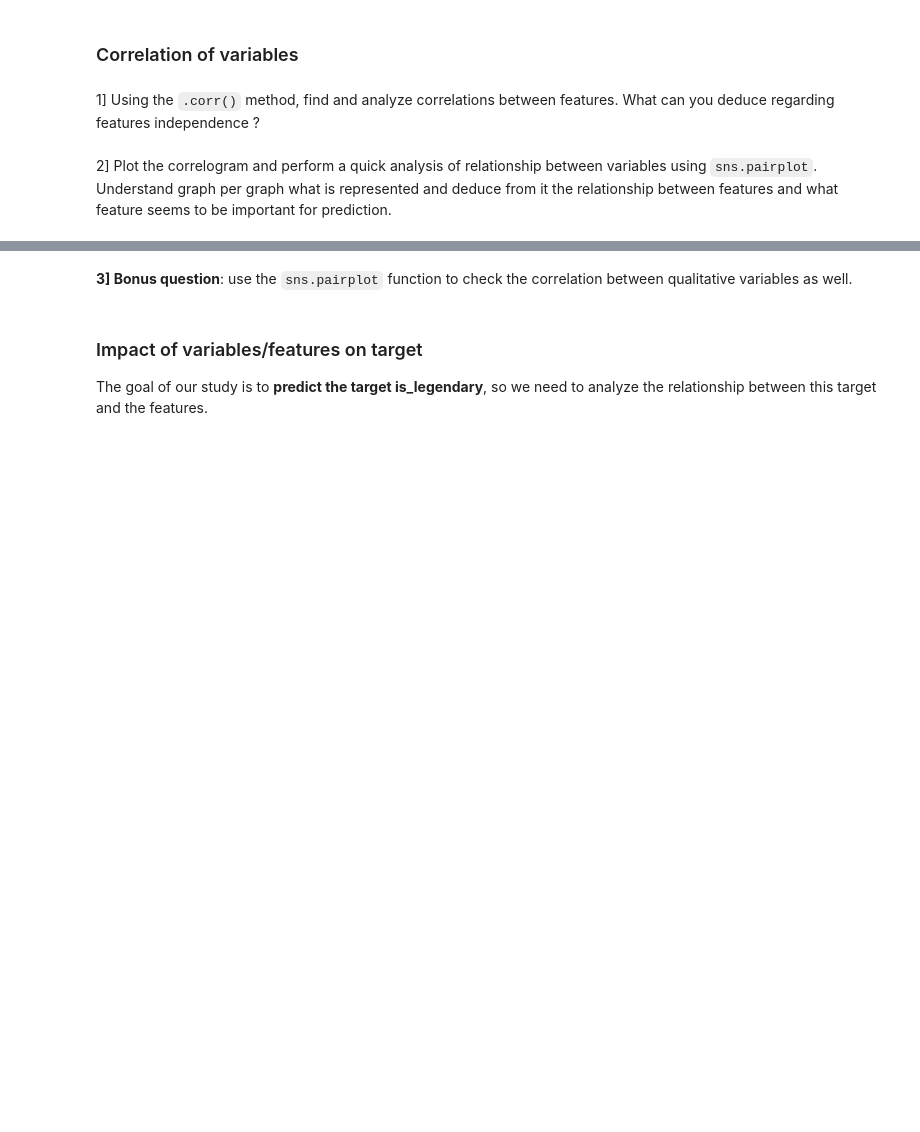
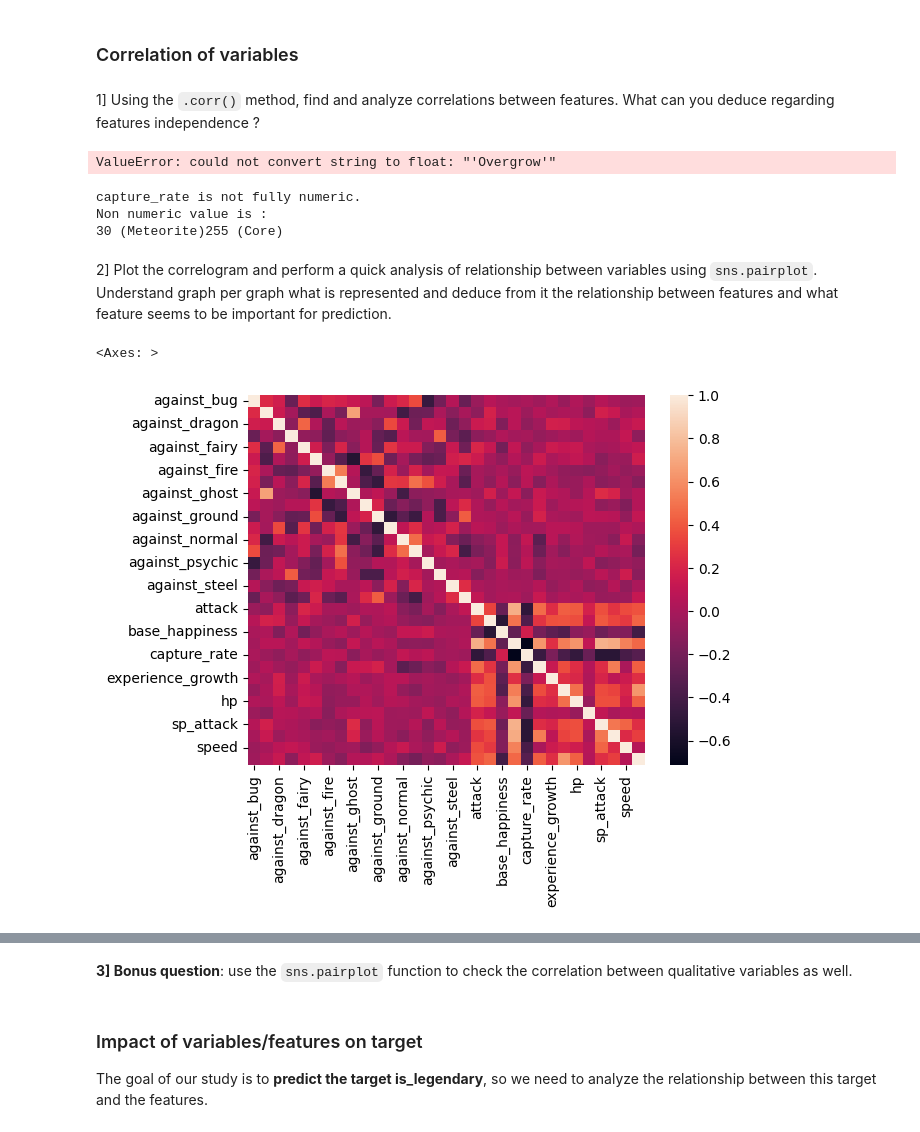
Before and after one commit to SphRbtHyk/miashs_introduction_ml, a Jupyter notebook: lab2/lab2_data_analysis.ipynb, the cells around one changed output, grey strips where cells are left out. Drawn from its saved outputs; the diff is of its cells as text; code cells hidden in the pictures; blank space fills up the shorter version.

```diff
--- a/lab2/lab2_data_analysis.ipynb
+++ b/lab2/lab2_data_analysis.ipynb
@@ -86,3 +61,18 @@ quantitative_vars
+# %%
+def disjoin_list(input_list, ix):
+    """List to disjoin and the index of the element to use.
+    """
+    # The input list is a list of characters
+    parsed_list = input_list.replace("[", "").replace("]", "").split(",")
+    try:
+        return parsed_list[ix]
+    except IndexError:
+        return np.nan
+
+
+df["ability_1"] = df["abilities"].apply(lambda x: disjoin_list(x, 0))
+df["ability_2"] = df["abilities"].apply(lambda x: disjoin_list(x, 1))
+df["ability_3"] = df["abilities"].apply(lambda x: disjoin_list(x, 2))
 # %% [markdown]
 4. What column are we trying to predict ? Store it into a list `target`.
 # %%
@@ -126,5 +168,41 @@ Name: count, dtype: int64
 ### Correlation of variables
 # %% [markdown]
 1] Using the `.corr()` method, find and analyze correlations between features. What can you deduce regarding features independence ?
+# %%
+df[quantitative_vars].corr()
+# %% [output]
+ValueError: could not convert string to float: "'Overgrow'"
+# %%
+# Oh no, there seems to be a variable I have stored as quantitative that is actually qualitative
+
+def check_numeric(x):
+    """Check if a value is numeric, else prints it.
+    """
+    try:
+        int(x)
+    except ValueError:
+        print(x)
+
+
+for var in quantitative_vars:
+    if sum(df[var].apply(lambda x: type(x) in [int, float])) != df[var].shape[0]:
+        print(f"{var} is not fully numeric.")
+        print("Non numeric value is : ")
+        df[var].apply(lambda x: check_numeric(x))
+
+
+# Let's transform it into a numeric variable ... what else could I do ?
+df["capture_rate"] = df["capture_rate"].apply(lambda x: x.split(" ")[0] if type(x) not in [int, float] else x).astype(float)
+# %% [output]
+capture_rate is not fully numeric.
+Non numeric value is :
+30 (Meteorite)255 (Core)
 # %% [markdown]
 2] Plot the correlogram and perform a quick analysis of relationship between variables using `sns.pairplot`. Understand graph per graph what is represented and deduce from it the relationship between features and what feature seems to be important for prediction.
+# %%
+sns.heatmap(
+    df[quantitative_vars].corr()
+)
+# %% [output]
+<Axes: >
+[figure, added]
```
Also changed, not shown: parts of 25 cells of this notebook.
